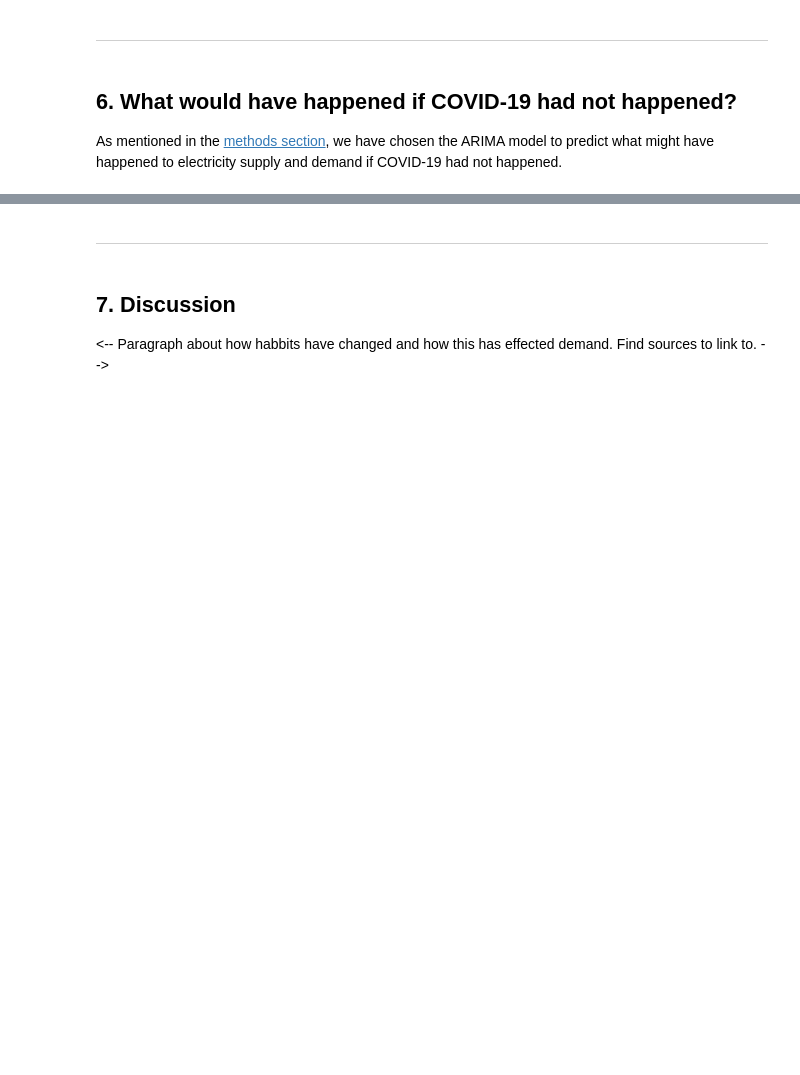
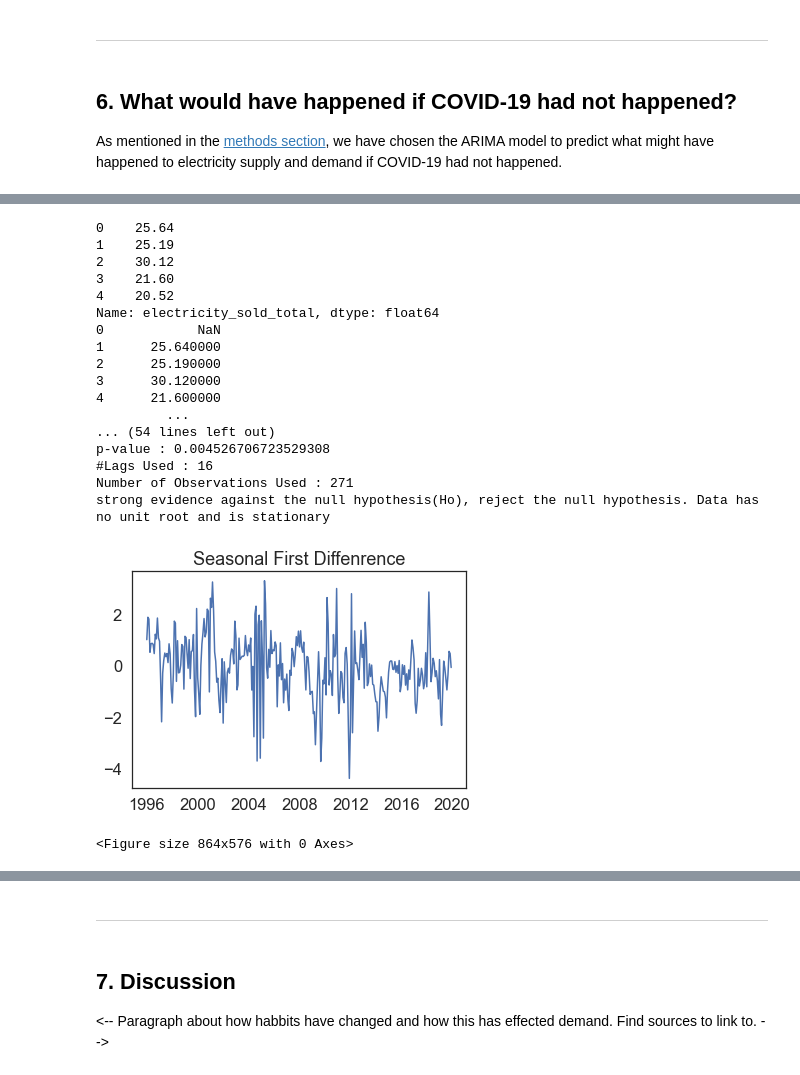
Before and after one commit to robynfsj/cfg-big-data-challenge, a Jupyter notebook: notebooks/submission.ipynb, the cells around one changed output, grey strips where cells are left out. Drawn from its saved outputs; the diff is of its cells as text; code cells hidden in the pictures; blank space fills up the shorter version.

```diff
--- a/notebooks/submission.ipynb
+++ b/notebooks/submission.ipynb
@@ -1300,0 +1413,37 @@ As mentioned in the [methods section](#2.-Methods), we have chosen the ARIMA mod
+# %%
+### Differencing
+
+print(df['electricity_sold_total'].head())
+df['electricity_sold_total First Difference'] = df['electricity_sold_total'] - df['electricity_sold_total'].shift(1)
+print(df['electricity_sold_total'].shift(1))
+df['Seasonal First Difference'] = df['electricity_sold_total'] - df['electricity_sold_total'].shift(12)
+
+print(df.head(14))
+
+## Again test Dickey Fuller test
+adfuller_test(df['Seasonal First Difference'].dropna())
+
+plt.plot(df['year_month'],
+         df['Seasonal First Difference'])
+plt.title("Seasonal First Diffenrence")
+plt.figure(figsize=(12,8));
+# %% [output]
+0    25.64
+1    25.19
+2    30.12
+3    21.60
+4    20.52
+Name: electricity_sold_total, dtype: float64
+0            NaN
+1      25.640000
+2      25.190000
+3      30.120000
+4      21.600000
+         ...
+... (54 lines left out)
+p-value : 0.004526706723529308
+#Lags Used : 16
+Number of Observations Used : 271
+strong evidence against the null hypothesis(Ho), reject the null hypothesis. Data has no unit root and is stationary
+[figure, added]
+<Figure size 864x576 with 0 Axes>
```
Also changed, not shown: parts of 16 cells of this notebook.
